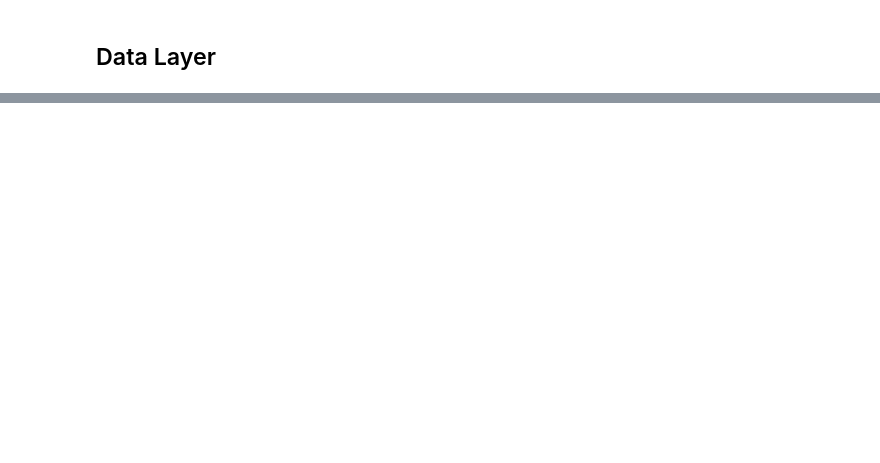
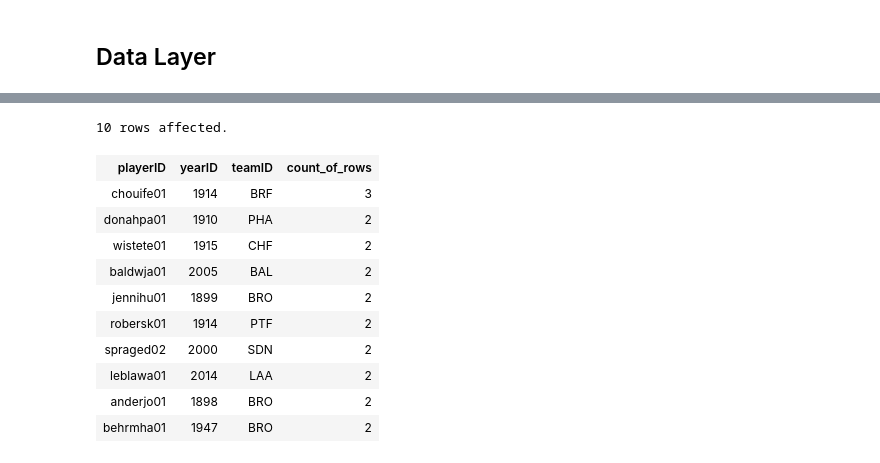
Before and after one commit to pow25/database, a Jupyter notebook: Notebooks/w4111-L3-f2018-RelationalAndWebV1.ipynb, the cells around one changed output, grey strips where cells are left out. Saved outputs shown, nothing was run; the diff lists cells and outputs as text; code cells hidden in the pictures; blank space fills up the shorter version.

```diff
--- a/Notebooks/w4111-L3-f2018-RelationalAndWebV1.ipynb
+++ b/Notebooks/w4111-L3-f2018-RelationalAndWebV1.ipynb
@@ -1277,0 +1158,16 @@ Returns
+# %%
+%sql select playerID, yearID, teamID, count(*) as count_of_rows from batting  \
+    group by playerID, yearID, teamID order by count_of_rows desc limit 10;
+# %% [output]
+10 rows affected.
+| playerID | yearID | teamID | count_of_rows |
+| chouife01 | 1914 | BRF | 3 |
+| donahpa01 | 1910 | PHA | 2 |
+| wistete01 | 1915 | CHF | 2 |
+| baldwja01 | 2005 | BAL | 2 |
+| jennihu01 | 1899 | BRO | 2 |
+| robersk01 | 1914 | PTF | 2 |
+| spraged02 | 2000 | SDN | 2 |
+| leblawa01 | 2014 | LAA | 2 |
+| anderjo01 | 1898 | BRO | 2 |
+| behrmha01 | 1947 | BRO | 2 |
```
Also changed, not shown: parts of 102 cells of this notebook, 43 other files.
